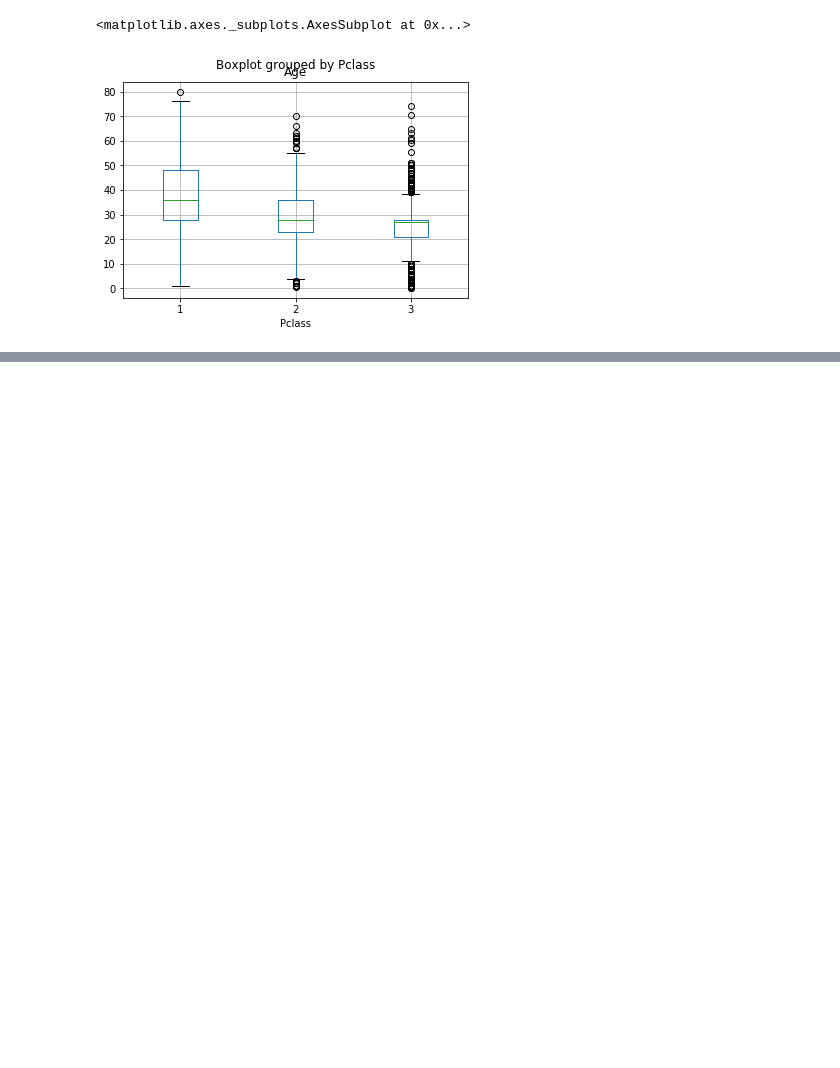
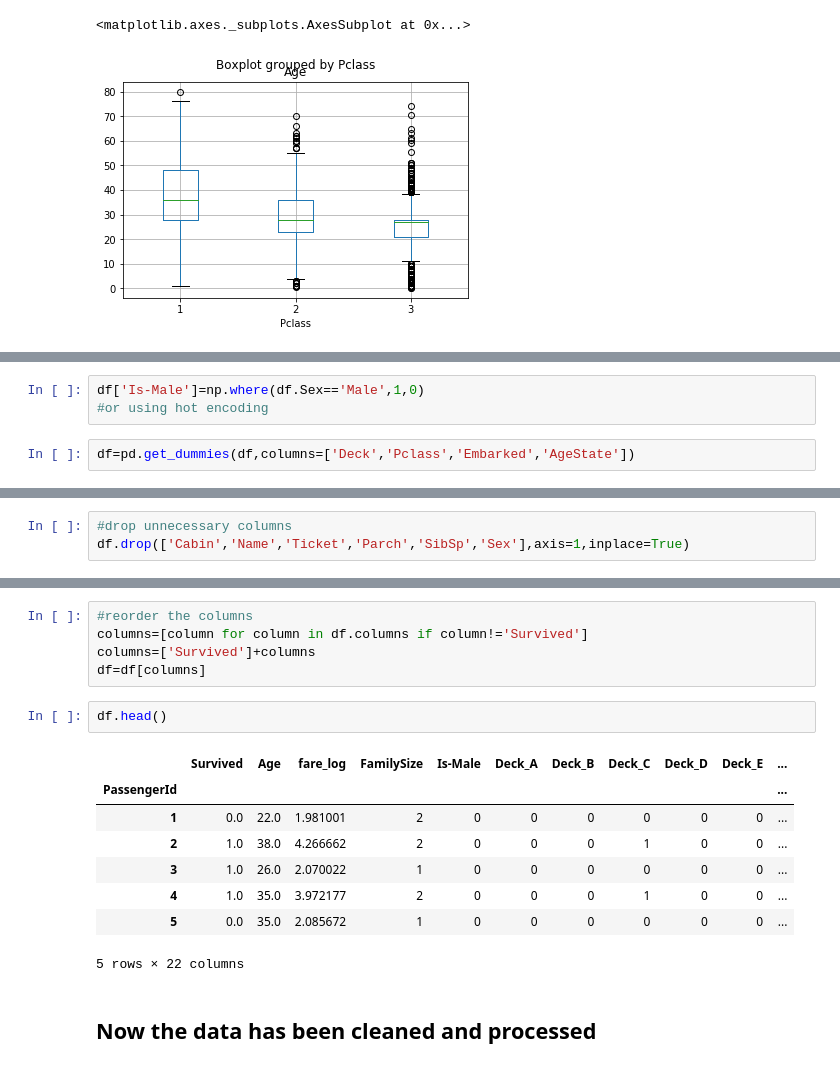
Before and after one commit to MaiNagdy/Machine-Learning, a Jupyter notebook: Codes/Titanic_2.ipynb, the cells around one changed output, grey strips where cells are left out. Cells and saved outputs as stored; diff of their text form; blank space fills up the shorter version.

```diff
--- a/Codes/Titanic_2.ipynb
+++ b/Codes/Titanic_2.ipynb
@@ -375,0 +500,5 @@ df[df.Age.notnull()].boxplot('Age','Pclass')
+# %%
+df['Is-Male']=np.where(df.Sex=='Male',1,0)
+#or using hot encoding
+# %%
+df=pd.get_dummies(df,columns=['Deck','Pclass','Embarked','AgeState'])
@@ -375,0 +525,3 @@ df[df.Age.notnull()].boxplot('Age','Pclass')
+# %%
+#drop unnecessary columns
+df.drop(['Cabin','Name','Ticket','Parch','SibSp','Sex'],axis=1,inplace=True)
@@ -375,0 +548,18 @@ df[df.Age.notnull()].boxplot('Age','Pclass')
+# %%
+#reorder the columns
+columns=[column for column in df.columns if column!='Survived']
+columns=['Survived']+columns
+df=df[columns]
+# %%
+df.head()
+# %% [output]
+|  | Survived | Age | fare_log | FamilySize | Is-Male | Deck_A | Deck_B | Deck_C | Deck_D | Deck_E | ... |
+| PassengerId |  |  |  |  |  |  |  |  |  |  | ... |
+| 1 | 0.0 | 22.0 | 1.981001 | 2 | 0 | 0 | 0 | 0 | 0 | 0 | ... |
+| 2 | 1.0 | 38.0 | 4.266662 | 2 | 0 | 0 | 0 | 1 | 0 | 0 | ... |
+| 3 | 1.0 | 26.0 | 2.070022 | 1 | 0 | 0 | 0 | 0 | 0 | 0 | ... |
+| 4 | 1.0 | 35.0 | 3.972177 | 2 | 0 | 0 | 0 | 1 | 0 | 0 | ... |
+| 5 | 0.0 | 35.0 | 2.085672 | 1 | 0 | 0 | 0 | 0 | 0 | 0 | ... |
+5 rows × 22 columns
+# %% [markdown]
+## Now the data has been cleaned and processed
```
Also changed, not shown: parts of 19 cells of this notebook.
